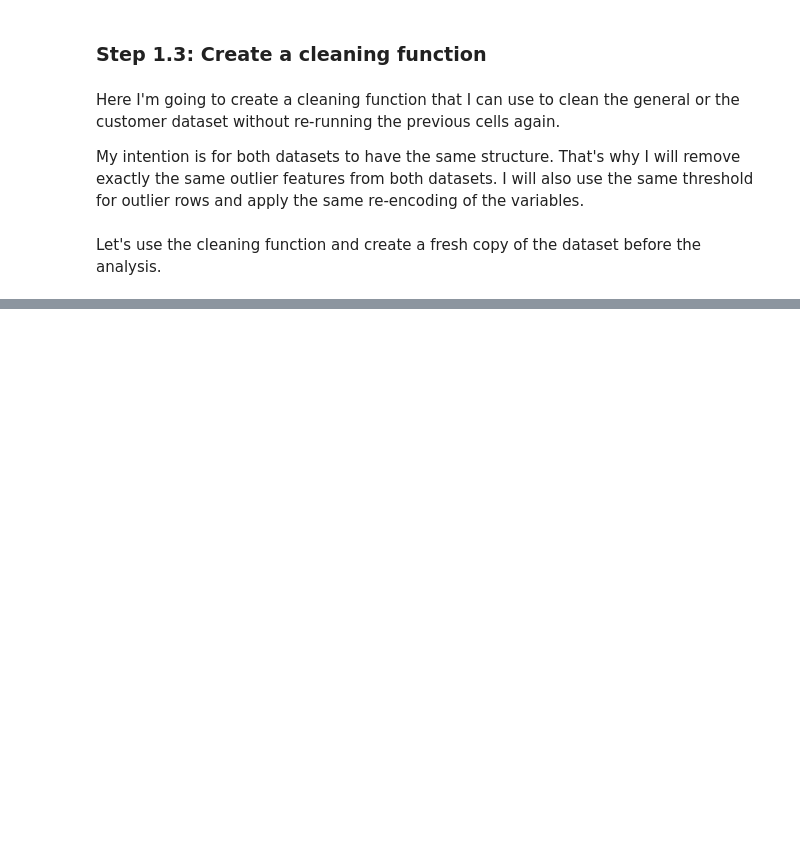
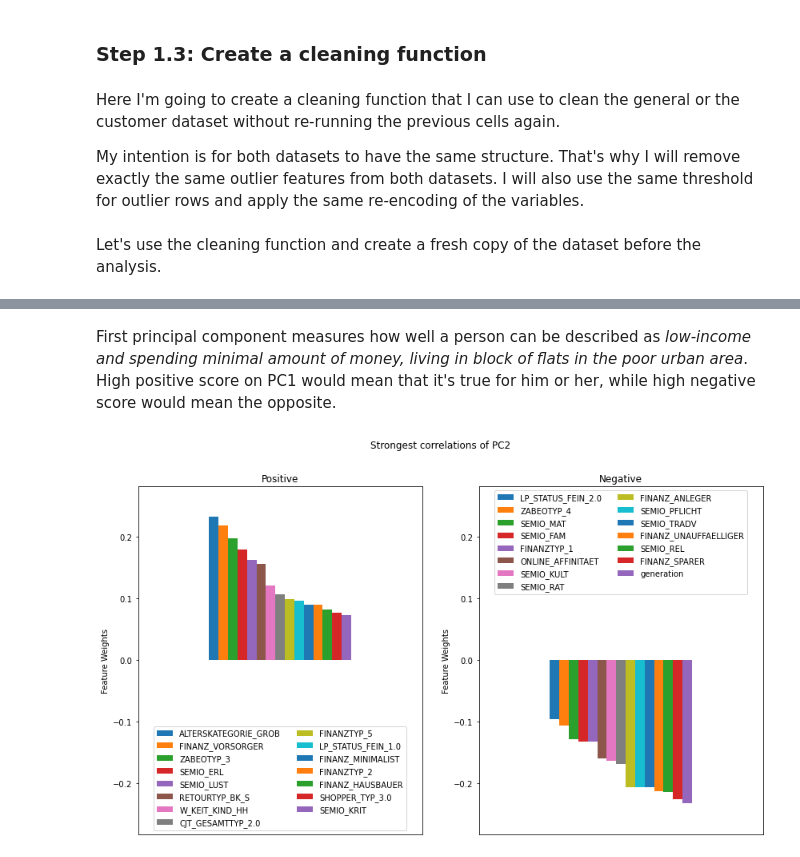
Before and after one commit to vicksam/customer-segments, a Jupyter notebook: customer_segments.ipynb, the cells around one changed output, grey strips where cells are left out. Drawn from its saved outputs; the diff is of its cells as text; code cells hidden in the pictures; blank space fills up the shorter version.

```diff
--- a/customer_segments.ipynb
+++ b/customer_segments.ipynb
@@ -832,0 +1018,6 @@ general, general_outliers = clean_data(pd.read_csv('AZDIAS_Subset.csv', sep = ';
+# %% [markdown]
+First principal component measures how well a person can be described as *low-income and spending minimal amount of money, living in block of flats in the poor urban area*. High positive score on PC1 would mean that it's true for him or her, while high negative score would mean the opposite.
+# %%
+pca_results(general, pca, 2)
+# %% [output]
+[figure, added]
```
Also changed, not shown: parts of 23 cells of this notebook, 1 other file.
